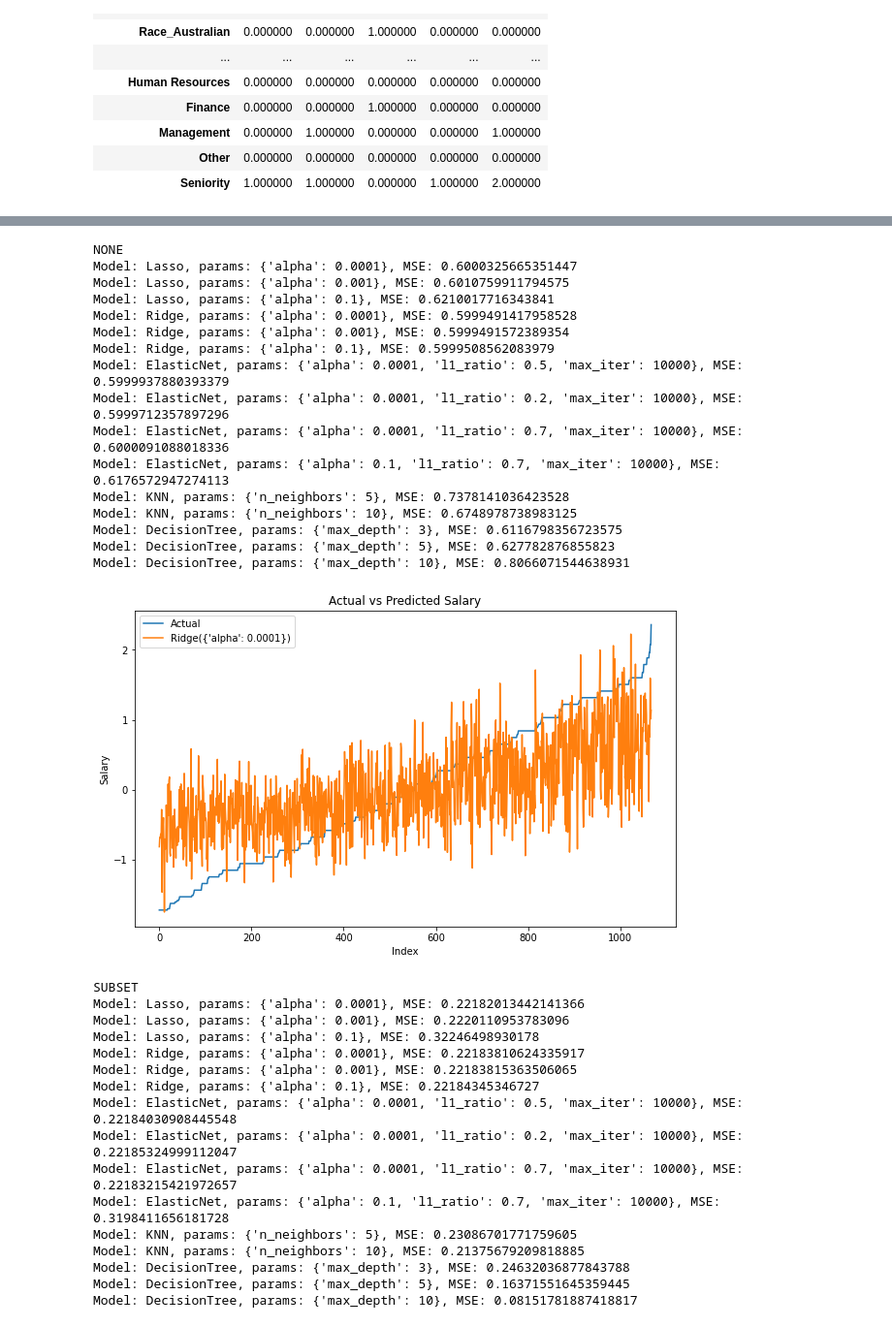
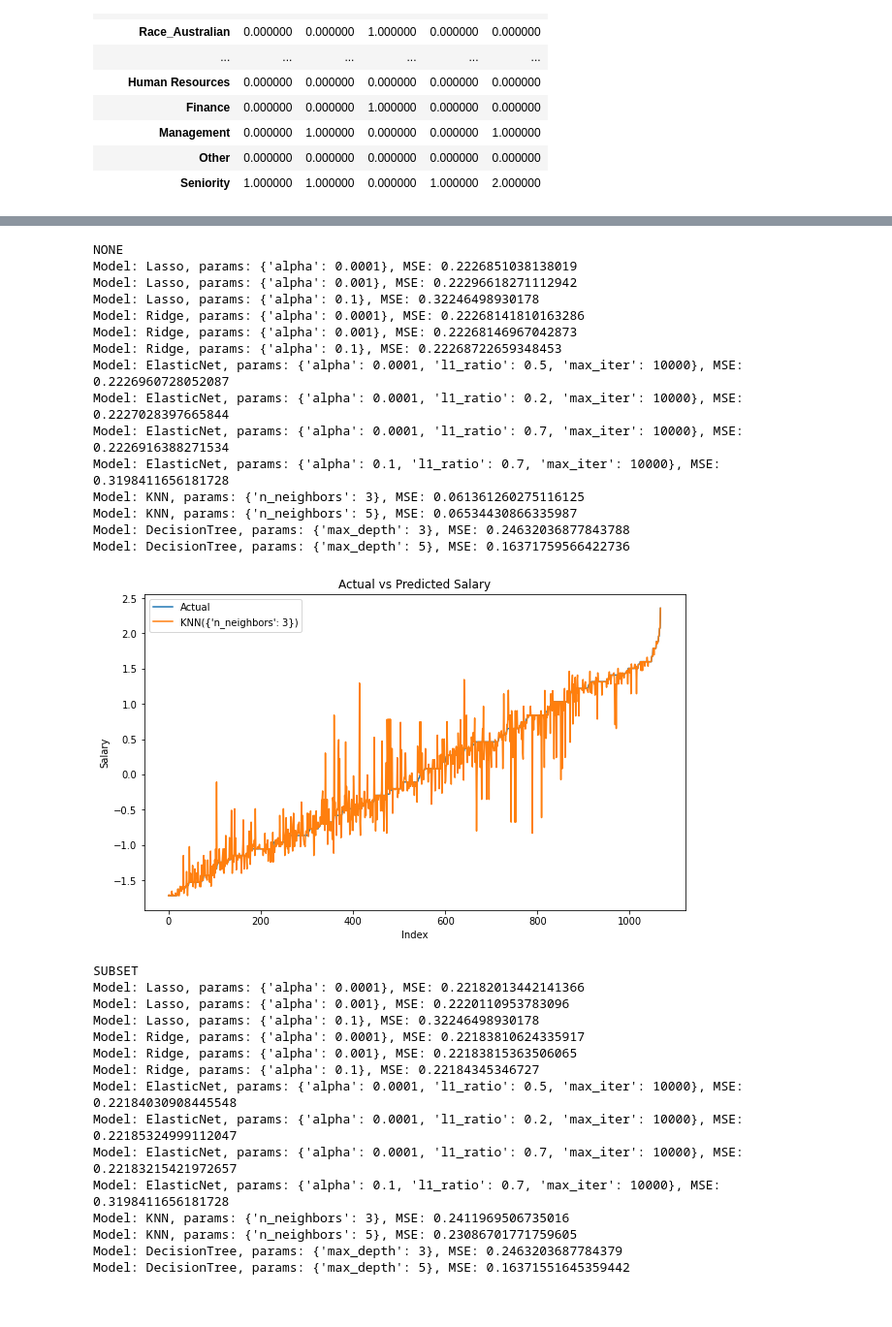
Before and after one commit to AndroZa0812/NayaProject3, a Jupyter notebook: Regression_Project.ipynb, the cells around one changed output, grey strips where cells are left out. Shown: that part at 97% size. Saved outputs shown, nothing was run; the diff lists cells and outputs as text; code cells hidden in the pictures.

Commit message:
fixed the none option

```diff
--- a/Regression_Project.ipynb
+++ b/Regression_Project.ipynb
@@ -886,10 +886,18 @@ X_train, X_test, y_train, y_test = train_test_split(X, y, test_size=0.2, random_
 def create_datasets_perms(X):
     datasets_perms = [
         ('full', X),
-        ('none', X.filter(regex='^Gender|^Country|^Race|^height|^weight')),
+        ('none', X.loc[:, ~X.columns.isin(X.filter(regex='Gender|Country|Race|height|weight', axis=1).columns)]),
         ('subset', X.drop(['height'], axis=1))
     ]
     return datasets_perms
+# %%
+X = transformed_train_data.drop(columns=['Salary'])
+y = transformed_train_data['Salary']
+
+from sklearn.model_selection import train_test_split
+
+# Split the data into training and testing sets
+X_train, X_test, y_train, y_test = train_test_split(X, y, test_size=0.2, random_state=42)
 # %%
 training_perms = create_datasets_perms(X_train)
 testing_perms = create_datasets_perms(X_test)
@@ -934,11 +932,11 @@ configurations = [
     {'model': "ElasticNet", "params": {'alpha': 0.0001, 'l1_ratio': 0.2, "max_iter": 10000}},
     {'model': "ElasticNet", "params": {'alpha': 0.0001, 'l1_ratio': 0.7, "max_iter": 10000}},
     {'model': "ElasticNet", "params": {'alpha': 0.1, 'l1_ratio': 0.7, "max_iter": 10000}},
+    {'model': "KNN", "params": {'n_neighbors': 3}},
     {'model': "KNN", "params": {'n_neighbors': 5}},
-    {'model': "KNN", "params": {'n_neighbors': 10}},
     {'model': 'DecisionTree', "params": {'max_depth': 3}},
     {'model': 'DecisionTree', "params": {'max_depth': 5}},
-    {'model': 'DecisionTree', "params": {'max_depth': 10}},
+    # {'model': 'DecisionTree', "params": {'max_depth': 10}},
 ]
 
 y_test_ordered = np.sort(y_test)
@@ -983,20 +980,19 @@ Model: DecisionTree, params: {'max_depth': 10}, MSE: 0.08208416503233242
 NONE
-Model: Lasso, params: {'alpha': 0.0001}, MSE: 0.6000325665351447
-Model: Lasso, params: {'alpha': 0.001}, MSE: 0.6010759911794575
-Model: Lasso, params: {'alpha': 0.1}, MSE: 0.6210017716343841
-Model: Ridge, params: {'alpha': 0.0001}, MSE: 0.5999491417958528
-Model: Ridge, params: {'alpha': 0.001}, MSE: 0.5999491572389354
-Model: Ridge, params: {'alpha': 0.1}, MSE: 0.5999508562083979
-Model: ElasticNet, params: {'alpha': 0.0001, 'l1_ratio': 0.5, 'max_iter': 10000}, MSE: 0.5999937880393379
-Model: ElasticNet, params: {'alpha': 0.0001, 'l1_ratio': 0.2, 'max_iter': 10000}, MSE: 0.5999712357897296
-Model: ElasticNet, params: {'alpha': 0.0001, 'l1_ratio': 0.7, 'max_iter': 10000}, MSE: 0.6000091088018336
-Model: ElasticNet, params: {'alpha': 0.1, 'l1_ratio': 0.7, 'max_iter': 10000}, MSE: 0.6176572947274113
-Model: KNN, params: {'n_neighbors': 5}, MSE: 0.7378141036423528
-Model: KNN, params: {'n_neighbors': 10}, MSE: 0.6748978738983125
-Model: DecisionTree, params: {'max_depth': 3}, MSE: 0.6116798356723575
-Model: DecisionTree, params: {'max_depth': 5}, MSE: 0.627782876855823
-Model: DecisionTree, params: {'max_depth': 10}, MSE: 0.8066071544638931
+Model: Lasso, params: {'alpha': 0.0001}, MSE: 0.2226851038138019
+Model: Lasso, params: {'alpha': 0.001}, MSE: 0.22296618271112942
+Model: Lasso, params: {'alpha': 0.1}, MSE: 0.32246498930178
+Model: Ridge, params: {'alpha': 0.0001}, MSE: 0.22268141810163286
+Model: Ridge, params: {'alpha': 0.001}, MSE: 0.22268146967042873
+Model: Ridge, params: {'alpha': 0.1}, MSE: 0.22268722659348453
+Model: ElasticNet, params: {'alpha': 0.0001, 'l1_ratio': 0.5, 'max_iter': 10000}, MSE: 0.2226960728052087
+Model: ElasticNet, params: {'alpha': 0.0001, 'l1_ratio': 0.2, 'max_iter': 10000}, MSE: 0.2227028397665844
+Model: ElasticNet, params: {'alpha': 0.0001, 'l1_ratio': 0.7, 'max_iter': 10000}, MSE: 0.2226916388271534
+Model: ElasticNet, params: {'alpha': 0.1, 'l1_ratio': 0.7, 'max_iter': 10000}, MSE: 0.3198411656181728
+Model: KNN, params: {'n_neighbors': 3}, MSE: 0.061361260275116125
+Model: KNN, params: {'n_neighbors': 5}, MSE: 0.06534430866335987
+Model: DecisionTree, params: {'max_depth': 3}, MSE: 0.24632036877843788
+Model: DecisionTree, params: {'max_depth': 5}, MSE: 0.16371759566422736
-[figure, old version]
+[figure, new version]
 SUBSET
 Model: Lasso, params: {'alpha': 0.0001}, MSE: 0.22182013442141366
 Model: Lasso, params: {'alpha': 0.001}, MSE: 0.2220110953783096
@@ -1008,8 +1004,7 @@ Model: ElasticNet, params: {'alpha': 0.0001, 'l1_ratio': 0.5, 'max_iter': 10000}
 Model: ElasticNet, params: {'alpha': 0.0001, 'l1_ratio': 0.2, 'max_iter': 10000}, MSE: 0.22185324999112047
 Model: ElasticNet, params: {'alpha': 0.0001, 'l1_ratio': 0.7, 'max_iter': 10000}, MSE: 0.22183215421972657
 Model: ElasticNet, params: {'alpha': 0.1, 'l1_ratio': 0.7, 'max_iter': 10000}, MSE: 0.3198411656181728
+Model: KNN, params: {'n_neighbors': 3}, MSE: 0.2411969506735016
 Model: KNN, params: {'n_neighbors': 5}, MSE: 0.23086701771759605
-Model: KNN, params: {'n_neighbors': 10}, MSE: 0.21375679209818885
-Model: DecisionTree, params: {'max_depth': 3}, MSE: 0.24632036877843788
-Model: DecisionTree, params: {'max_depth': 5}, MSE: 0.16371551645359445
-Model: DecisionTree, params: {'max_depth': 10}, MSE: 0.08151781887418817
+Model: DecisionTree, params: {'max_depth': 3}, MSE: 0.2463203687784379
+Model: DecisionTree, params: {'max_depth': 5}, MSE: 0.16371551645359442
```
Also changed, not shown: parts of 2 cells of this notebook.
